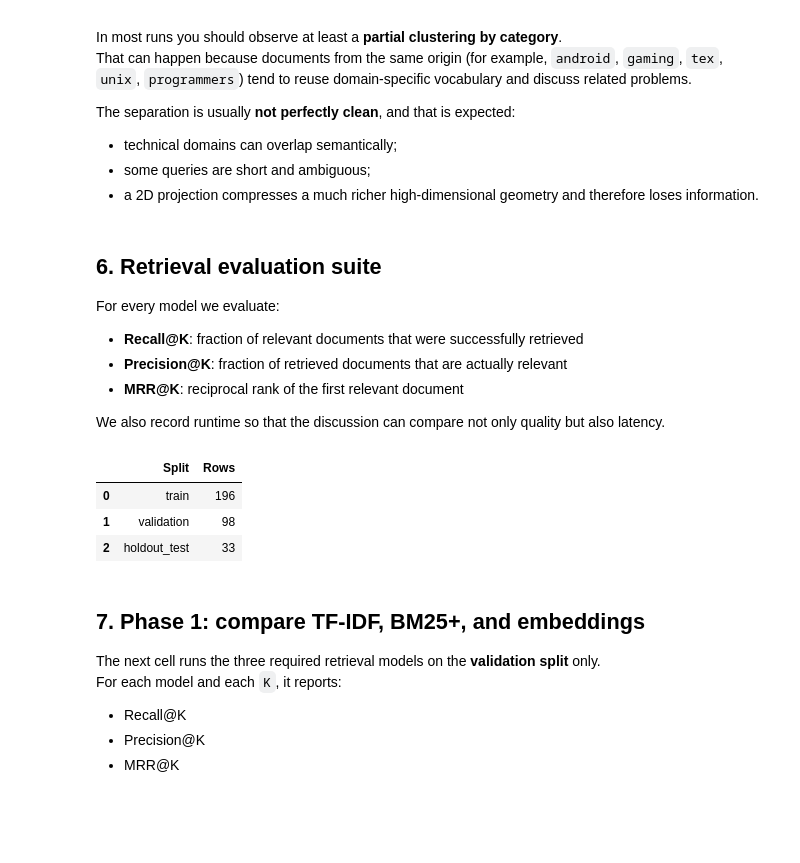
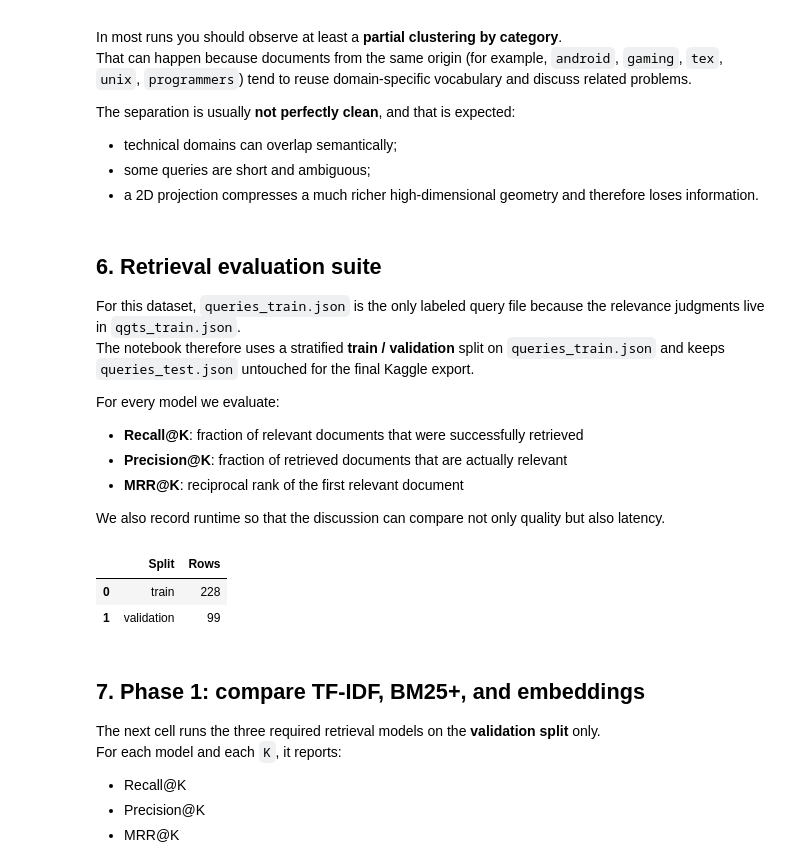
Before and after one commit to sorooshaghaei/retrieval_project, a Jupyter notebook: kaggle/kaggle-submission.ipynb, the cells around one changed output. Saved outputs shown, nothing was run; the diff lists cells and outputs as text; code cells hidden in the pictures; blank space fills up the shorter version.

```diff
--- a/kaggle/kaggle-submission.ipynb
+++ b/kaggle/kaggle-submission.ipynb
@@ -1003,6 +1068,9 @@ The separation is usually **not perfectly clean**, and that is expected:
 - a 2D projection compresses a much richer high-dimensional geometry and therefore loses information.
 # %% [markdown]
 ## 6. Retrieval evaluation suite
+
+For this dataset, `queries_train.json` is the only labeled query file because the relevance judgments live in `qgts_train.json`.
+The notebook therefore uses a stratified **train / validation** split on `queries_train.json` and keeps `queries_test.json` untouched for the final Kaggle export.
 
 For every model we evaluate:
 
@@ -1208,17 +1276,11 @@ def split_ground_truth(ground_truth: dict[str, GroundTruthEntry], query_ids: Seq
     return {query_id: ground_truth[query_id] for query_id in ground_truth if query_id in query_id_set}
 
 
-def stratified_query_train_validation_test_split(
+def stratified_query_train_validation_split(
     query_frame: pd.DataFrame,
-    train_fraction: float = TRAIN_FRACTION,
     validation_fraction: float = VALIDATION_FRACTION,
-    test_fraction: float = TEST_FRACTION,
     random_state: int = SPLIT_RANDOM_SEED,
 ) -> dict[str, pd.DataFrame]:
-    total = train_fraction + validation_fraction + test_fraction
-    if not np.isclose(total, 1.0):
-        raise ValueError("Split fractions must sum to 1.0.")
-
     split_frame = (
         query_frame.copy()
         .assign(id=lambda current: current["id"].astype(str))
@@ -1226,72 +1288,56 @@ def stratified_query_train_validation_test_split(
         .reset_index(drop=True)
     )
 
-    train_frame, remainder_frame = train_test_split(
+    train_frame, validation_frame = train_test_split(
         split_frame,
-        test_size=validation_fraction + test_fraction,
+        test_size=validation_fraction,
         random_state=random_state,
         stratify=split_frame["category"],
-    )
-
-    remainder_test_fraction = test_fraction / (validation_fraction + test_fraction)
-    validation_frame, test_frame = train_test_split(
-        remainder_frame,
-        test_size=remainder_test_fraction,
-        random_state=random_state,
-        stratify=remainder_frame["category"],
     )
 
     return {
         "train": train_frame.reset_index(drop=True),
         "validation": validation_frame.reset_index(drop=True),
-        "test": test_frame.reset_index(drop=True),
     }
 
 
-query_splits = stratified_query_train_validation_test_split(train_queries_raw_df)
+query_splits = stratified_query_train_validation_split(train_queries_raw_df)
 split_train_queries_raw_df = query_splits["train"]
 validation_queries_raw_df = query_splits["validation"]
-holdout_test_queries_raw_df = query_splits["test"]
 
 split_train_queries_df = subset_frame_by_ids(train_queries_df, split_train_queries_raw_df["id"])
 validation_queries_df = subset_frame_by_ids(train_queries_df, validation_queries_raw_df["id"])
-holdout_test_queries_df = subset_frame_by_ids(train_queries_df, holdout_test_queries_raw_df["id"])
 
 split_train_queries_classifier_frames: dict[str, pd.DataFrame] = {}
 validation_queries_classifier_frames: dict[str, pd.DataFrame] = {}
-holdout_test_queries_classifier_frames: dict[str, pd.DataFrame] = {}
 for variant_name, frames in classifier_query_frames.items():
     split_train_queries_classifier_frames[variant_name] = subset_frame_by_ids(frames["train"], split_train_queries_raw_df["id"])
     validation_queries_classifier_frames[variant_name] = subset_frame_by_ids(frames["train"], validation_queries_raw_df["id"])
-    holdout_test_queries_classifier_frames[variant_name] = subset_frame_by_ids(frames["train"], holdout_test_queries_raw_df["id"])
 
 split_train_queries_classifier_df = split_train_queries_classifier_frames[ACTIVE_CLASSIFIER_VARIANT]
 validation_queries_classifier_df = validation_queries_classifier_frames[ACTIVE_CLASSIFIER_VARIANT]
-holdout_test_queries_classifier_df = holdout_test_queries_classifier_frames[ACTIVE_CLASSIFIER_VARIANT]
 
 train_ground_truth = split_ground_truth(ground_truth, split_train_queries_df["id"])
 validation_ground_truth = split_ground_truth(ground_truth, validation_queries_df["id"])
-holdout_test_ground_truth = split_ground_truth(ground_truth, holdout_test_queries_df["id"])
 
 split_summary_df = pd.DataFrame(
     [
         {"Split": "train", "Rows": len(split_train_queries_df)},
         {"Split": "validation", "Rows": len(validation_queries_df)},
-        {"Split": "holdout_test", "Rows": len(holdout_test_queries_df)},
     ]
 )
 display(split_summary_df)
+
 
 prepared_retrievers = {
     "tfidf": build_or_load_tfidf_index(docs_df),
     "bm25": build_or_load_bm25_index(docs_df),
     "embedding": embedding_artifacts,
 }
 # %% [output]
 |  | Split | Rows |
-| 0 | train | 196 |
-| 1 | validation | 98 |
-| 2 | holdout_test | 33 |
+| 0 | train | 228 |
+| 1 | validation | 99 |
 # %% [markdown]
 ## 7. Phase 1: compare TF-IDF, BM25+, and embeddings
 
```
Also changed, not shown: parts of 10 cells of this notebook, 7 other files.
